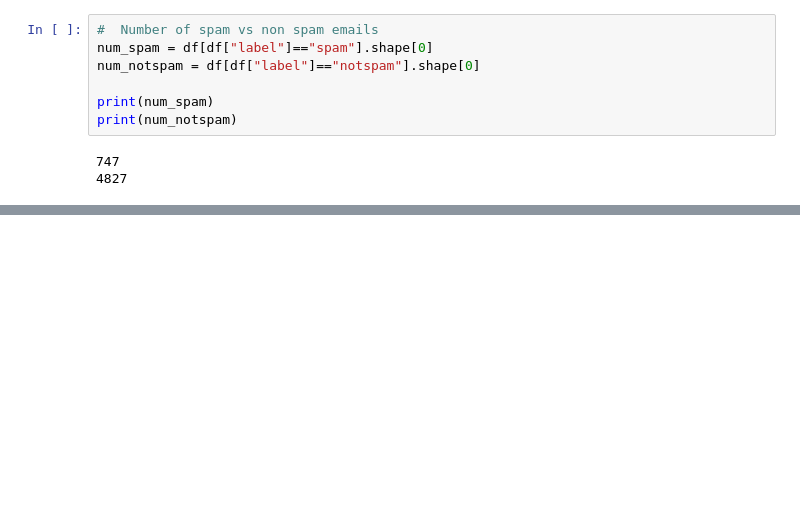
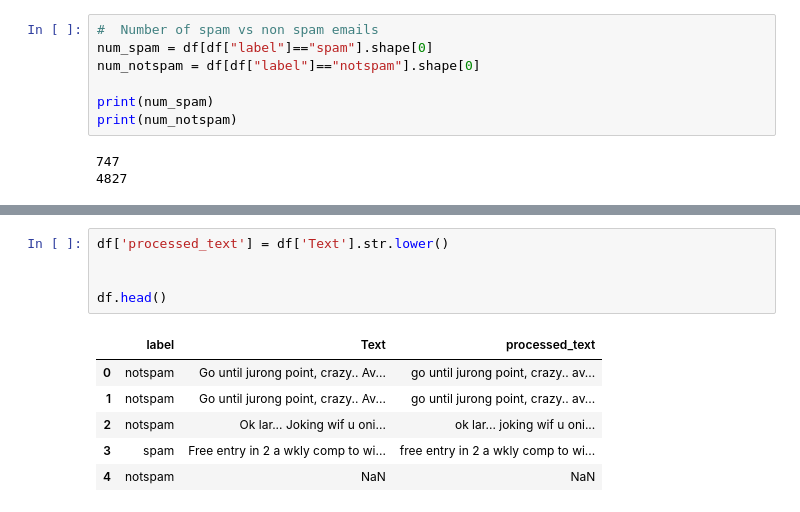
Before and after one commit to ahadaso042/Spam-Email-Detection, a Jupyter notebook: ITM 751 Project.ipynb, the cells around one changed output, grey strips where cells are left out. Drawn from its saved outputs; the diff is of its cells as text; blank space fills up the shorter version.

```diff
--- a/ITM 751 Project.ipynb
+++ b/ITM 751 Project.ipynb
@@ -44,0 +61,12 @@ print(num_duplicates)
+# %%
+df['processed_text'] = df['Text'].str.lower()
+
+
+df.head()
+# %% [output]
+|  | label | Text | processed_text |
+| 0 | notspam | Go until jurong point, crazy.. Av... | go until jurong point, crazy.. av... |
+| 1 | notspam | Go until jurong point, crazy.. Av... | go until jurong point, crazy.. av... |
+| 2 | notspam | Ok lar... Joking wif u oni... | ok lar... joking wif u oni... |
+| 3 | spam | Free entry in 2 a wkly comp to wi... | free entry in 2 a wkly comp to wi... |
+| 4 | notspam | NaN | NaN |
```
Also changed, not shown: parts of 12 cells of this notebook.
